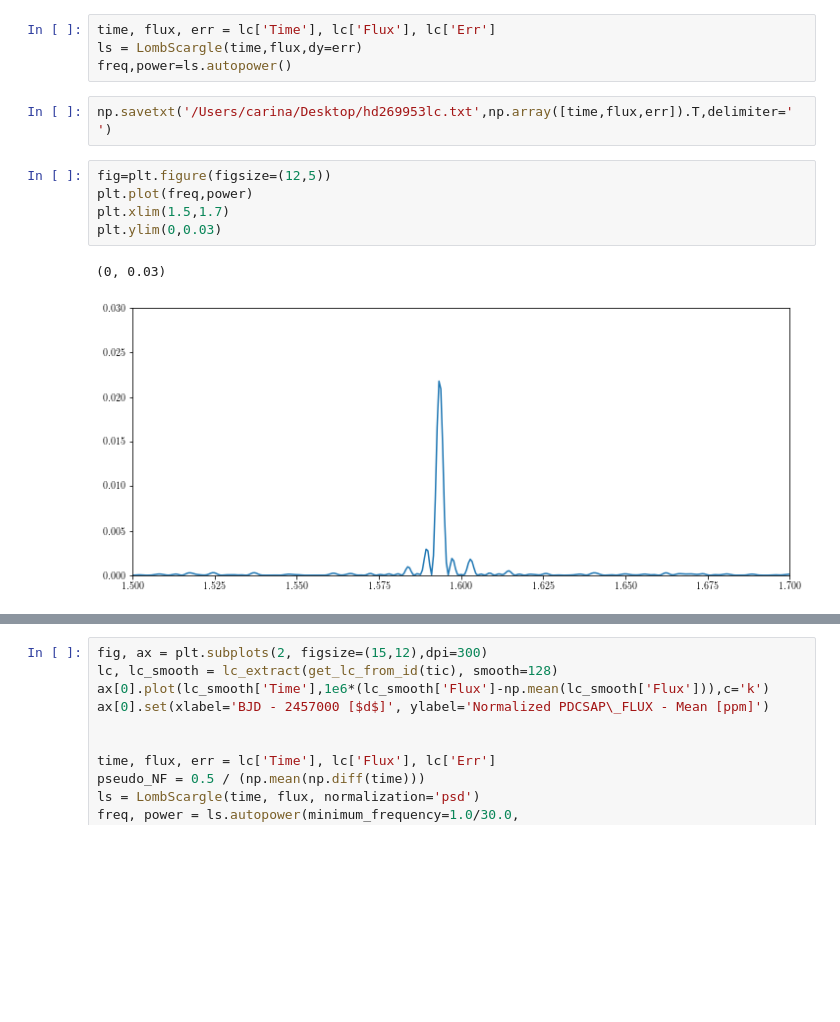
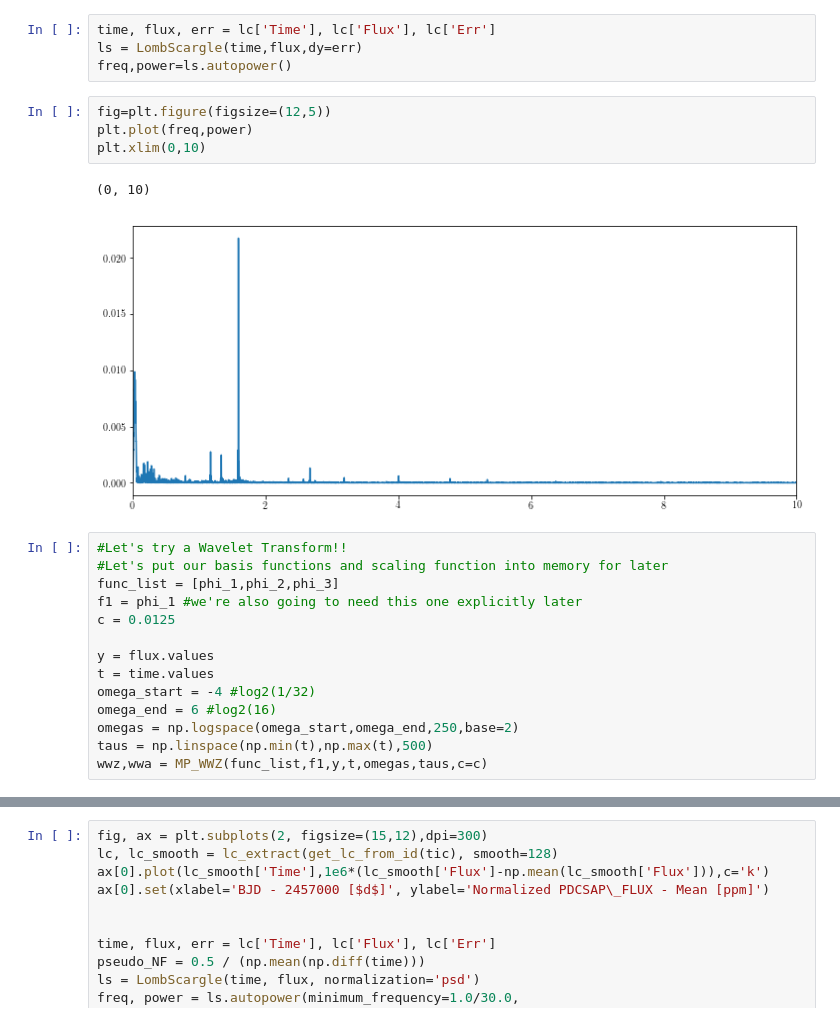
Before and after one commit to tzdwi/TESS, a Jupyter notebook: code/HD269953_YSG.ipynb, the cells around one changed output, grey strips where cells are left out. Cells and saved outputs as stored; diff of their text form; blank space fills up the shorter version.

```diff
--- a/code/HD269953_YSG.ipynb
+++ b/code/HD269953_YSG.ipynb
@@ -23,13 +23,24 @@ plt.scatter(lc['Time'],lc['Flux'],s=1,c='k')
 time, flux, err = lc['Time'], lc['Flux'], lc['Err']
 ls = LombScargle(time,flux,dy=err)
 freq,power=ls.autopower()
-# %%
-np.savetxt('/Users/carina/Desktop/hd269953lc.txt',np.array([time,flux,err]).T,delimiter=' ')
 # %%
 fig=plt.figure(figsize=(12,5))
 plt.plot(freq,power)
-plt.xlim(1.5,1.7)
-plt.ylim(0,0.03)
+plt.xlim(0,10)
 # %% [output]
-(0, 0.03)
+(0, 10)
-[figure, old version]
+[figure, new version]
+# %%
+#Let's try a Wavelet Transform!!
+#Let's put our basis functions and scaling function into memory for later
+func_list = [phi_1,phi_2,phi_3]
+f1 = phi_1 #we're also going to need this one explicitly later
+c = 0.0125
+
+y = flux.values
+t = time.values
+omega_start = -4 #log2(1/32)
+omega_end = 6 #log2(16)
+omegas = np.logspace(omega_start,omega_end,250,base=2)
+taus = np.linspace(np.min(t),np.max(t),500)
+wwz,wwa = MP_WWZ(func_list,f1,y,t,omegas,taus,c=c)
```
Also changed, not shown: parts of 3 cells of this notebook, 2 other files.
